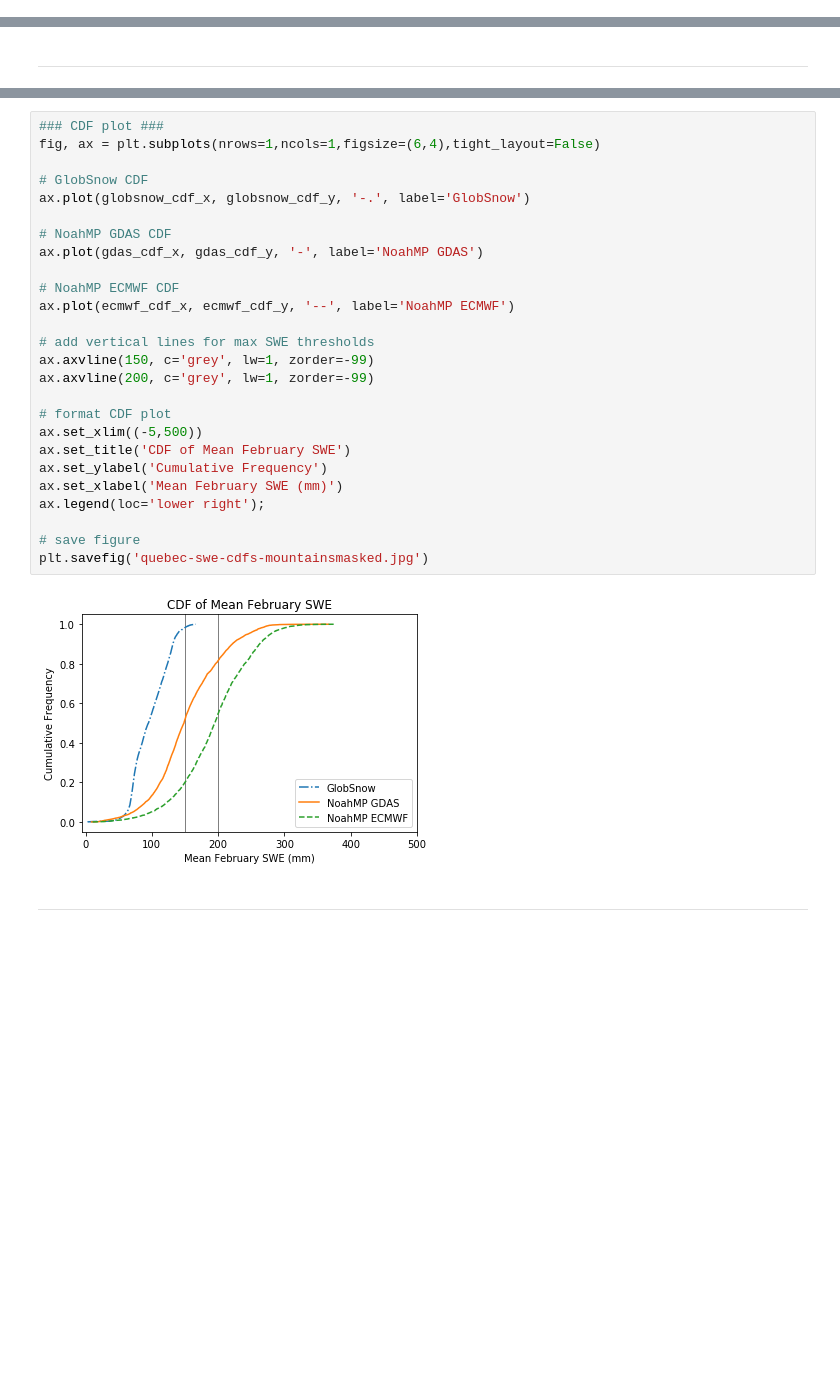
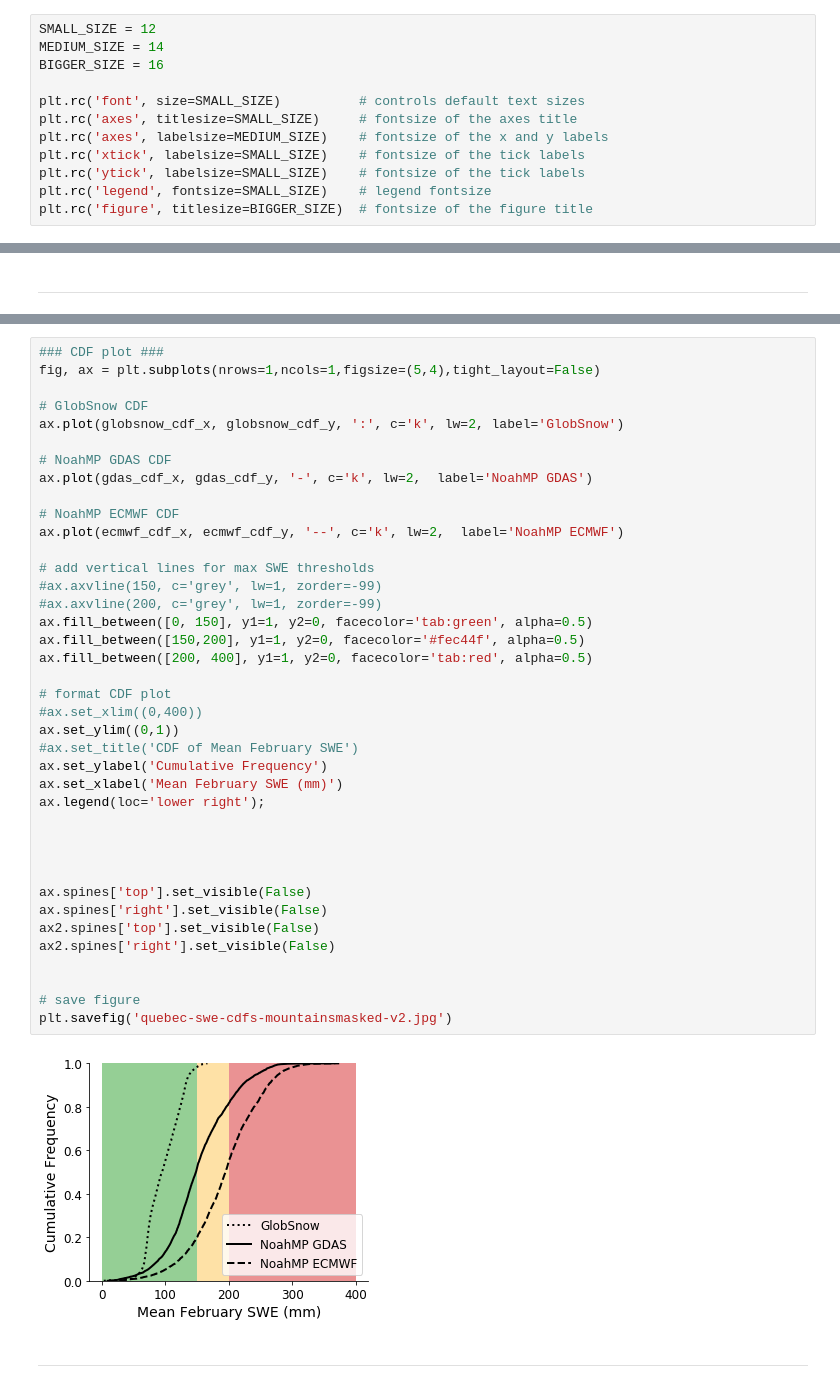
Before and after one commit to spestana/ssum, a Jupyter notebook: quebec-plots.ipynb, the cells around one changed output, grey strips where cells are left out. Cells and saved outputs as stored; diff of their text form; blank space fills up the shorter version.

Commit message:
Update plots

```diff
--- a/quebec-plots.ipynb
+++ b/quebec-plots.ipynb
@@ -5,6 +5,18 @@ import glob
 import pandas as pd
 import numpy as np
 import matplotlib.pyplot as plt
+# %%
+SMALL_SIZE = 12
+MEDIUM_SIZE = 14
+BIGGER_SIZE = 16
+
+plt.rc('font', size=SMALL_SIZE)          # controls default text sizes
+plt.rc('axes', titlesize=SMALL_SIZE)     # fontsize of the axes title
+plt.rc('axes', labelsize=MEDIUM_SIZE)    # fontsize of the x and y labels
+plt.rc('xtick', labelsize=SMALL_SIZE)    # fontsize of the tick labels
+plt.rc('ytick', labelsize=SMALL_SIZE)    # fontsize of the tick labels
+plt.rc('legend', fontsize=SMALL_SIZE)    # legend fontsize
+plt.rc('figure', titlesize=BIGGER_SIZE)  # fontsize of the figure title
 # %%
 def cdf(data):
     # compute cdf values for a 1D array of data
@@ -101,31 +113,44 @@ plt.savefig('quebec-swe-maps-mountainsmasked.jpg')
 # %%
 ### CDF plot ###
-fig, ax = plt.subplots(nrows=1,ncols=1,figsize=(6,4),tight_layout=False)
+fig, ax = plt.subplots(nrows=1,ncols=1,figsize=(5,4),tight_layout=False)
 
 # GlobSnow CDF
-ax.plot(globsnow_cdf_x, globsnow_cdf_y, '-.', label='GlobSnow')
+ax.plot(globsnow_cdf_x, globsnow_cdf_y, ':', c='k', lw=2, label='GlobSnow')
 
 # NoahMP GDAS CDF
-ax.plot(gdas_cdf_x, gdas_cdf_y, '-', label='NoahMP GDAS')
+ax.plot(gdas_cdf_x, gdas_cdf_y, '-', c='k', lw=2,  label='NoahMP GDAS')
 
 # NoahMP ECMWF CDF
-ax.plot(ecmwf_cdf_x, ecmwf_cdf_y, '--', label='NoahMP ECMWF')
+ax.plot(ecmwf_cdf_x, ecmwf_cdf_y, '--', c='k', lw=2,  label='NoahMP ECMWF')
 
 # add vertical lines for max SWE thresholds
-ax.axvline(150, c='grey', lw=1, zorder=-99)
-ax.axvline(200, c='grey', lw=1, zorder=-99)
+#ax.axvline(150, c='grey', lw=1, zorder=-99)
+#ax.axvline(200, c='grey', lw=1, zorder=-99)
+ax.fill_between([0, 150], y1=1, y2=0, facecolor='tab:green', alpha=0.5)
+ax.fill_between([150,200], y1=1, y2=0, facecolor='#fec44f', alpha=0.5)
+ax.fill_between([200, 400], y1=1, y2=0, facecolor='tab:red', alpha=0.5)
 
 # format CDF plot
-ax.set_xlim((-5,500))
-ax.set_title('CDF of Mean February SWE')
+#ax.set_xlim((0,400))
+ax.set_ylim((0,1))
+#ax.set_title('CDF of Mean February SWE')
 ax.set_ylabel('Cumulative Frequency')
 ax.set_xlabel('Mean February SWE (mm)')
 ax.legend(loc='lower right');
 
+
+
+
+ax.spines['top'].set_visible(False)
+ax.spines['right'].set_visible(False)
+ax2.spines['top'].set_visible(False)
+ax2.spines['right'].set_visible(False)
+
+
 # save figure
-plt.savefig('quebec-swe-cdfs-mountainsmasked.jpg')
+plt.savefig('quebec-swe-cdfs-mountainsmasked-v2.jpg')
 # %% [output]
-[figure, old version]
+[figure, new version]
 # %% [markdown]
 ---
 # %%
```
Also changed, not shown: parts of 5 cells of this notebook, 1 other file.
